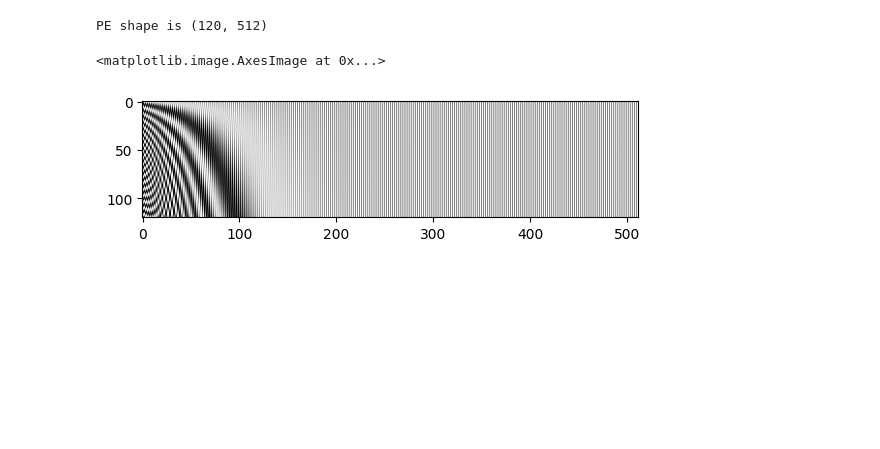
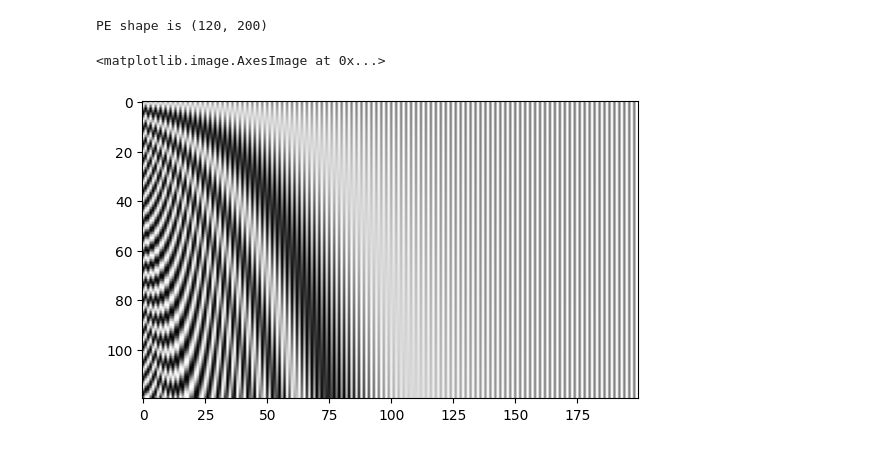
Before and after one commit to dw-dengwei/isai_work, a Jupyter notebook: bert.ipynb, the cells around one changed output. Drawn from its saved outputs; the diff is of its cells as text; code cells hidden in the pictures; blank space fills up the shorter version.

```diff
--- a/bert.ipynb
+++ b/bert.ipynb
@@ -4,18 +4,18 @@ import matplotlib.pyplot as plt
 import cv2
 # %%
 max_seq_len = 120
-embedding_dim = 512
+embedding_dim = 200
 # %%
 pe = np.array([
-    [pos / 10000 ** (2.0 * i / embedding_dim) for i in range(embedding_dim)]
+    [pos / 10000 ** (2.0 * (i // 2) / embedding_dim) for i in range(embedding_dim)]
  for pos in range(max_seq_len)])
 print(f'PE shape is {pe.shape}')
 
 pe[:, 0::2] = np.sin(pe[:, 0::2])
 pe[:, 1::2] = np.cos(pe[:, 1::2])
 pe_show = cv2.normalize(pe, None, 0, 1, cv2.NORM_MINMAX)
-plt.imshow(pe, cmap='gray')
+plt.imshow(pe_show, cmap='gray')
 # %% [output]
-PE shape is (120, 512)
+PE shape is (120, 200)
 <matplotlib.image.AxesImage at 0x...>
-[figure, old version]
+[figure, new version]
```
Also changed, not shown: parts of 5 cells of this notebook, 1 other file.
